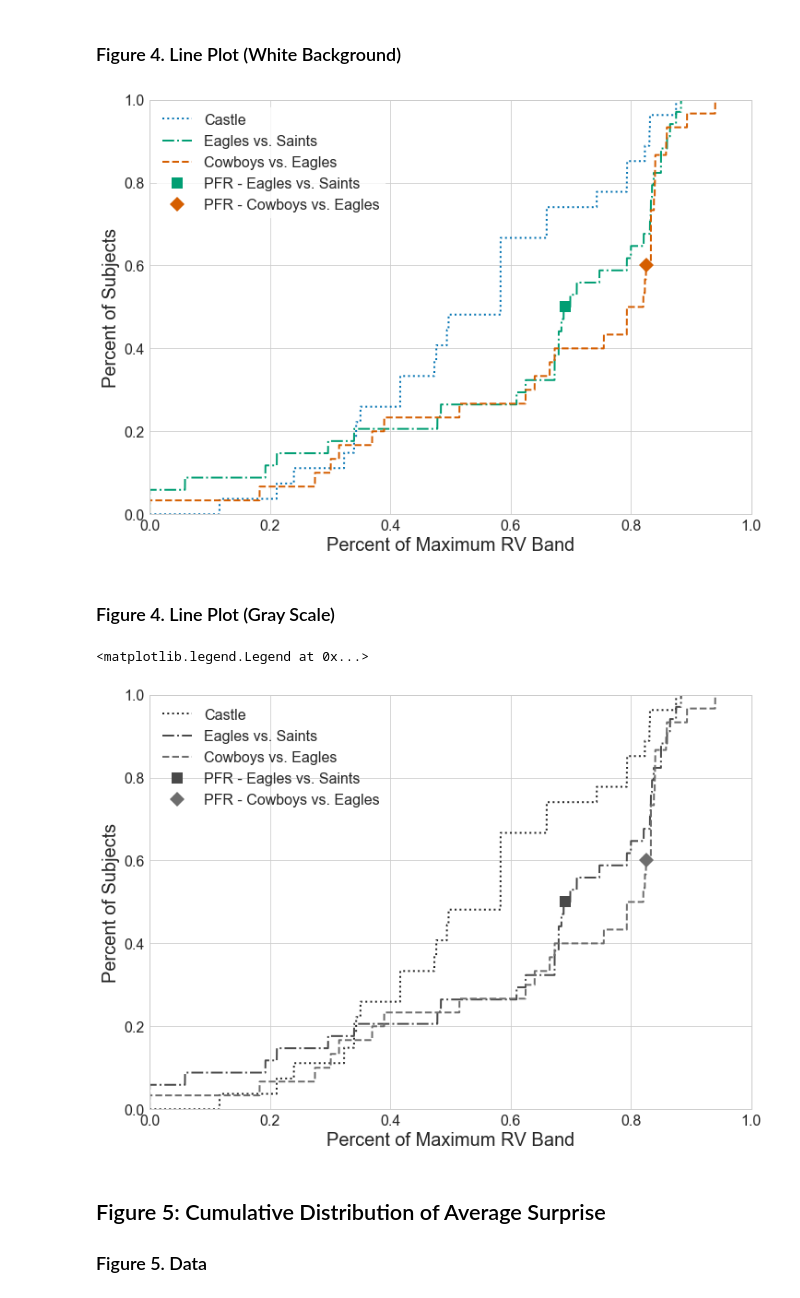
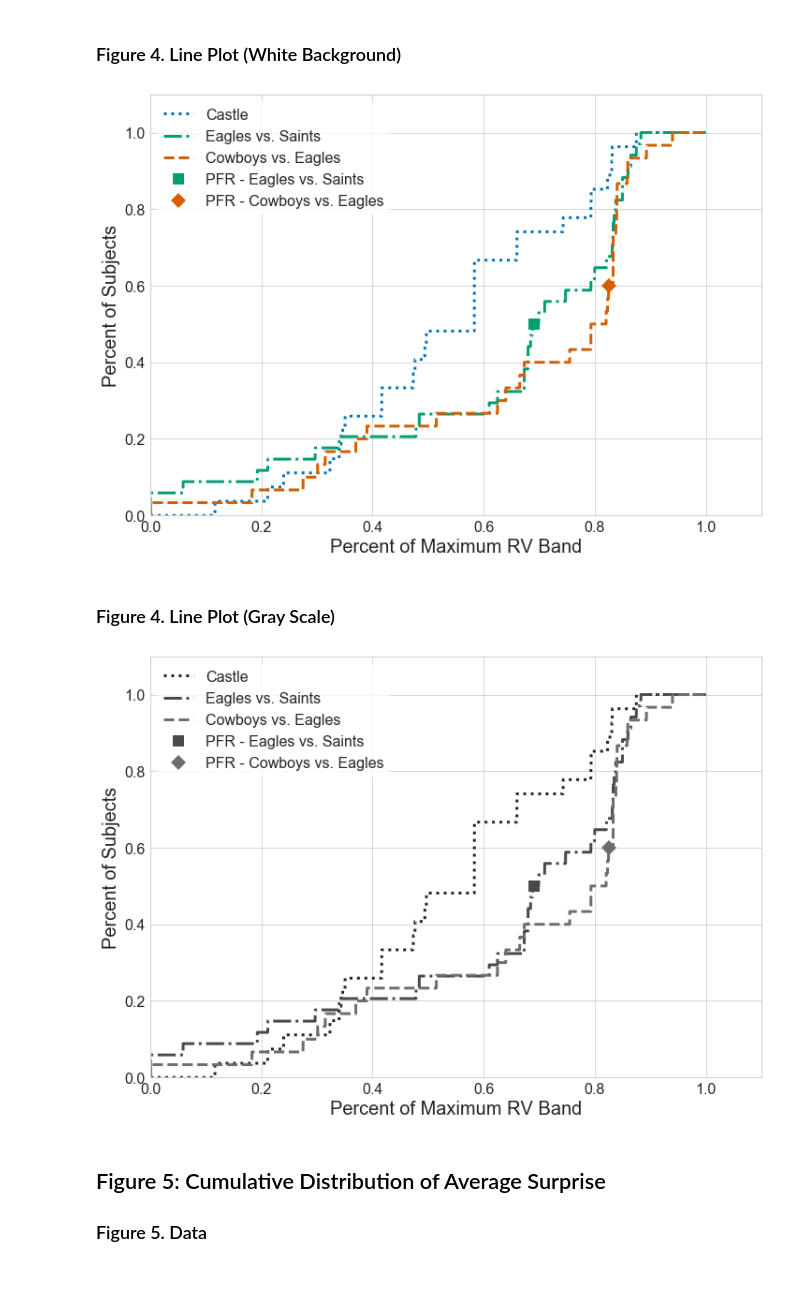
Before and after one commit to cesslab/Experiment-SuspenseAndSurprise, a Jupyter notebook: SchotterKesslerMcClellan_SuspenseAndSurprise.ipynb, the cells around one changed output. Saved outputs shown, nothing was run; the diff lists cells and outputs as text; code cells hidden in the pictures.

```diff
--- a/SchotterKesslerMcClellan_SuspenseAndSurprise.ipynb
+++ b/SchotterKesslerMcClellan_SuspenseAndSurprise.ipynb
@@ -198,42 +198,42 @@ f4df.columns = ['cs', 'crv', 'ses','serv', 'ces', 'cerv']
 # %%
 plt.figure(figsize=(11.7,8.27))
 sns.set(context="paper", palette="colorblind", style="whitegrid", font_scale=2)
-plt.xlim(0, 1, 0.05)
-plt.ylim(0, 1, 0.1)
+plt.xlim(0, 1.1, 0.05)
+plt.ylim(0, 1.1, 0.1)
 plt.xlabel('Percent of Maximum RV Band', fontsize=20)
 plt.ylabel('Percent of Subjects', fontsize=20)
 l1, = plt.plot(f4df['crv'], f4df['cs'], label='Castle', linestyle=":")
 l2, = plt.plot(f4df['serv'], f4df['ses'], label='Eagles vs. Saints', linestyle="-.")
 l3, = plt.plot(f4df['cerv'], f4df['ces'], label='Cowboys vs. Eagles', linestyle="--")
-plt.setp(l1, linewidth=2)
-plt.setp(l2, linewidth=2)
-plt.setp(l3, linewidth=2)
+plt.setp(l1, linewidth=3)
+plt.setp(l2, linewidth=3)
+plt.setp(l3, linewidth=3)
 
 p1, = plt.plot([0.6912], [0.5], marker='s', markersize=12, linestyle='none', color=l2.get_color(), label='PFR - Eagles vs. Saints')
 p2, = plt.plot([0.8262], [0.6], marker='D', markersize=12, linestyle='none', color=l3.get_color(), label='PFR - Cowboys vs. Eagles')
 
 legend = plt.legend(handles=[l1, l2, l3, p1, p2], frameon=1)
 
 frame = legend.get_frame()
 frame.set_facecolor('white')
 frame.set_edgecolor('white')
 # %% [output]
-[figure, old version]
+[figure, new version]
 # %% [markdown]
 ### Figure 4. Line Plot (Gray Scale)
 # %%
 plt.figure(figsize=(11.7,8.27))
 sns.set(context="paper", palette="gray", style="whitegrid", font_scale=2)
-plt.xlim(0, 1, 0.05)
-plt.ylim(0, 1, 0.1)
+plt.xlim(0, 1.1, 0.05)
+plt.ylim(0, 1.1, 0.1)
 plt.xlabel('Percent of Maximum RV Band', fontsize=20)
 plt.ylabel('Percent of Subjects', fontsize=20)
 l1, = plt.plot(f4df['crv'], f4df['cs'], label='Castle', linestyle=":")
 l2, = plt.plot(f4df['serv'], f4df['ses'], label='Eagles vs. Saints', linestyle="-.")
 l3, = plt.plot(f4df['cerv'], f4df['ces'], label='Cowboys vs. Eagles', linestyle="--")
-plt.setp(l1, linewidth=2)
-plt.setp(l2, linewidth=2)
-plt.setp(l3, linewidth=2)
+plt.setp(l1, linewidth=3)
+plt.setp(l2, linewidth=3)
+plt.setp(l3, linewidth=3)
 
 p1, = plt.plot([0.6912], [0.5], marker='s', markersize=12, linestyle='none', color=l2.get_color(), label='PFR - Eagles vs. Saints')
 p2, = plt.plot([0.8262], [0.6], marker='D', markersize=12, linestyle='none', color=l3.get_color(), label='PFR - Cowboys vs. Eagles')
@@ -243,8 +243,7 @@ frame = legend.get_frame()
 frame.set_facecolor('white')
 frame.set_edgecolor('white')
 # %% [output]
-<matplotlib.legend.Legend at 0x...>
-[figure, old version]
+[figure, new version]
 # %% [markdown]
 ## Figure 5: Cumulative Distribution of Average Surprise
 
```
Also changed, not shown: parts of 3 cells of this notebook.
